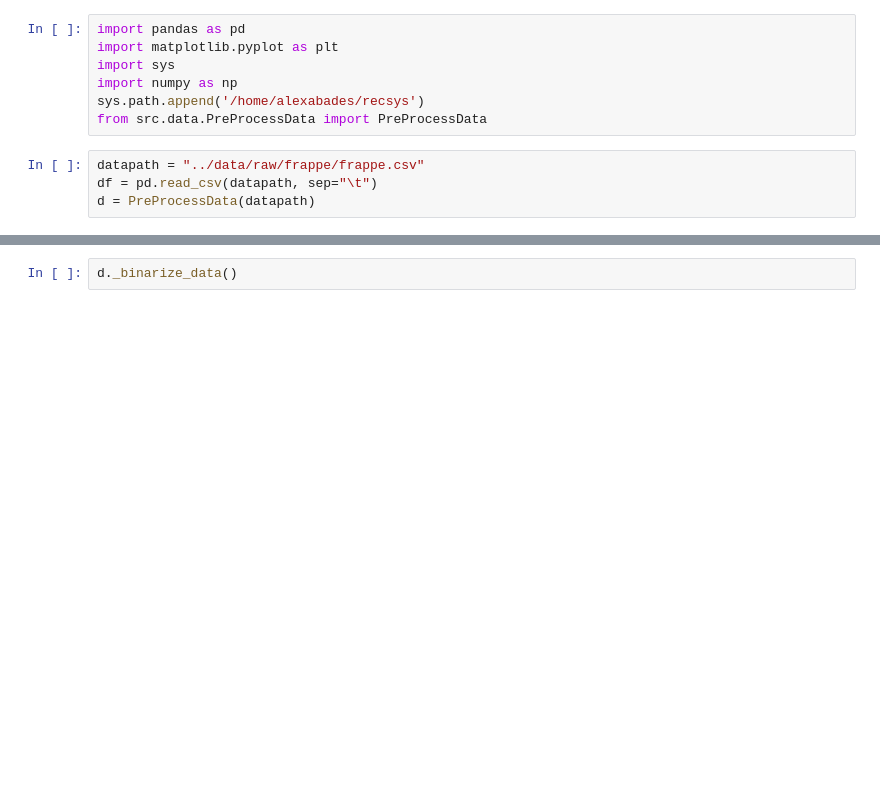
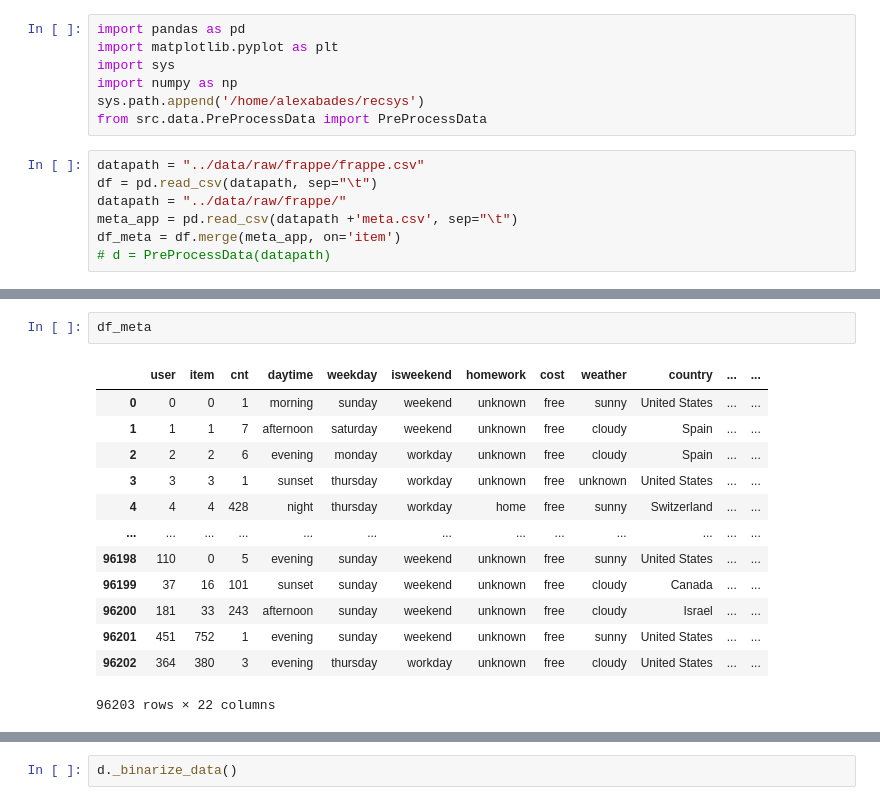
Before and after one commit to AlexAbades/recsys, a Jupyter notebook: src/notebooks/frappe.ipynb, the cells around one changed output, grey strips where cells are left out. Cells and saved outputs as stored; diff of their text form; blank space fills up the shorter version.

```diff
--- a/src/notebooks/frappe.ipynb
+++ b/src/notebooks/frappe.ipynb
@@ -8,4 +8,7 @@ from src.data.PreProcessData import PreProcessData
 # %%
 datapath = "../data/raw/frappe/frappe.csv"
 df = pd.read_csv(datapath, sep="\t")
-d = PreProcessData(datapath)
+datapath = "../data/raw/frappe/"
+meta_app = pd.read_csv(datapath +'meta.csv', sep="\t")
+df_meta = df.merge(meta_app, on='item')
+# d = PreProcessData(datapath)
@@ -11,0 +35,16 @@ d = PreProcessData(datapath)
+# %%
+df_meta
+# %% [output]
+|  | user | item | cnt | daytime | weekday | isweekend | homework | cost | weather | country | ... | ... |
+| 0 | 0 | 0 | 1 | morning | sunday | weekend | unknown | free | sunny | United States | ... | ... |
+| 1 | 1 | 1 | 7 | afternoon | saturday | weekend | unknown | free | cloudy | Spain | ... | ... |
+| 2 | 2 | 2 | 6 | evening | monday | workday | unknown | free | cloudy | Spain | ... | ... |
+| 3 | 3 | 3 | 1 | sunset | thursday | workday | unknown | free | unknown | United States | ... | ... |
+| 4 | 4 | 4 | 428 | night | thursday | workday | home | free | sunny | Switzerland | ... | ... |
+| ... | ... | ... | ... | ... | ... | ... | ... | ... | ... | ... | ... | ... |
+| 96198 | 110 | 0 | 5 | evening | sunday | weekend | unknown | free | sunny | United States | ... | ... |
+| 96199 | 37 | 16 | 101 | sunset | sunday | weekend | unknown | free | cloudy | Canada | ... | ... |
+| 96200 | 181 | 33 | 243 | afternoon | sunday | weekend | unknown | free | cloudy | Israel | ... | ... |
+| 96201 | 451 | 752 | 1 | evening | sunday | weekend | unknown | free | sunny | United States | ... | ... |
+| 96202 | 364 | 380 | 3 | evening | thursday | workday | unknown | free | cloudy | United States | ... | ... |
+96203 rows × 22 columns
```
Also changed, not shown: parts of 39 cells of this notebook, 12 other files.
